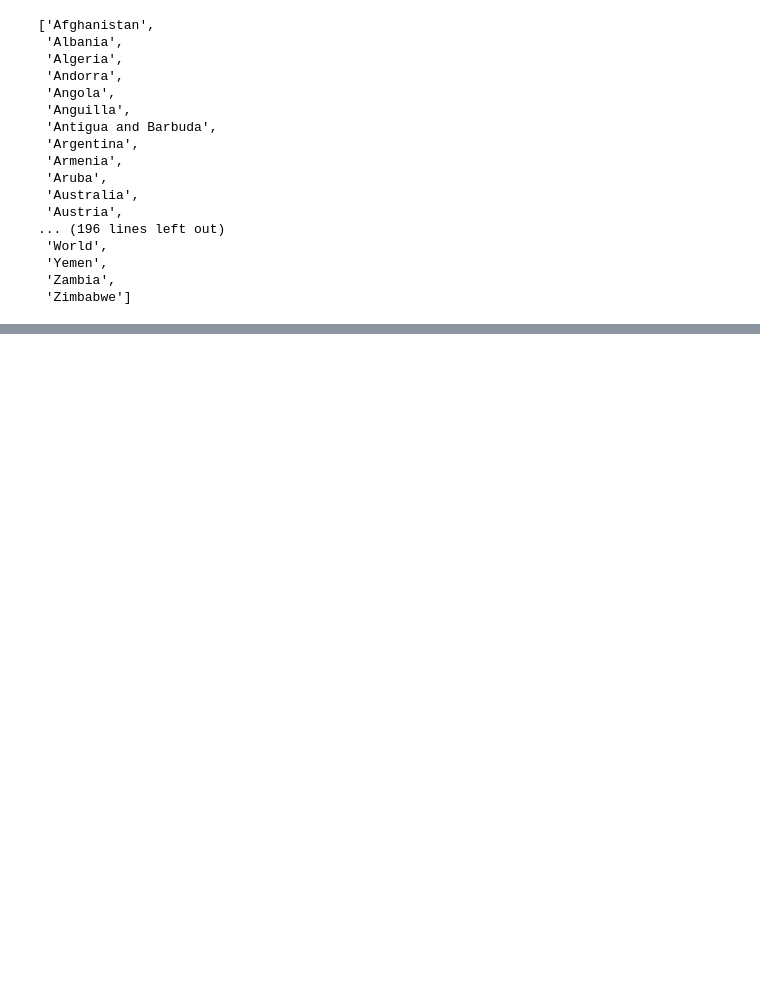
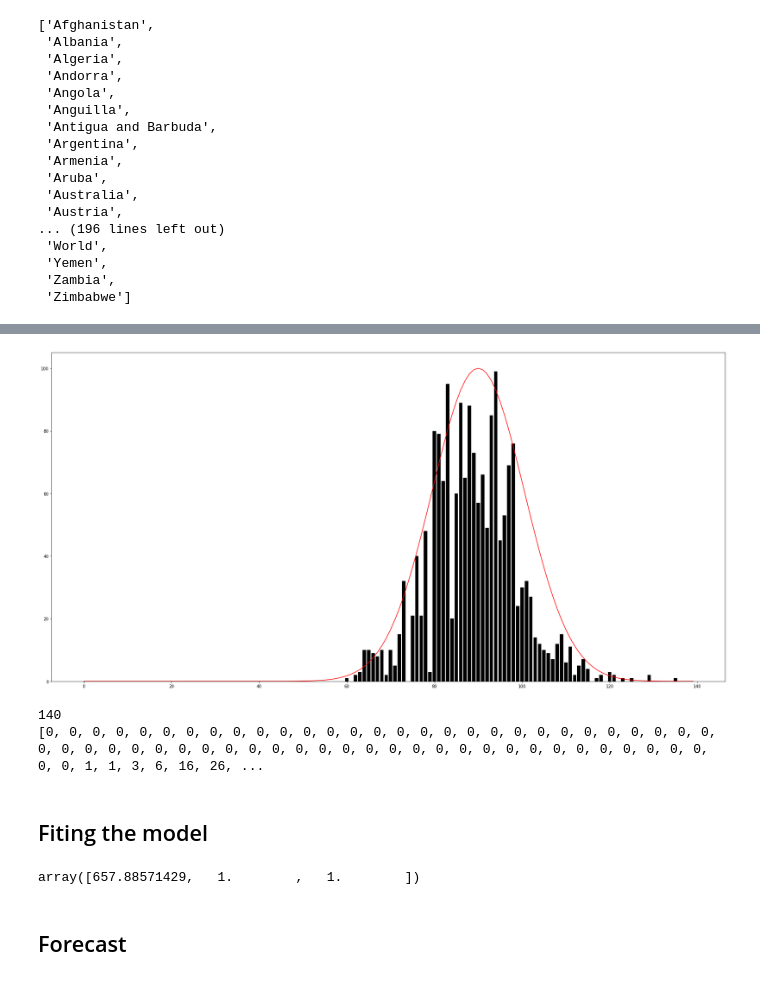
Before and after one commit to eduardavieira/epidemiologia, a Jupyter notebook: COVID19-Project/Stats.ipynb, the cells around one changed output, grey strips where cells are left out. Drawn from its saved outputs; the diff is of its cells as text; code cells hidden in the pictures; blank space fills up the shorter version.

```diff
--- a/COVID19-Project/Stats.ipynb
+++ b/COVID19-Project/Stats.ipynb
@@ -291,0 +412,45 @@ interactive(children=(Text(value='United States', description='country'), Output
+# %%
+country="Iceland"
+date_of_cases=(data2.loc[data2['location'] == country].iloc[:,2]).tolist()
+number_of_new_cases=(data2.loc[data2['location'] == country].iloc[:,4]).tolist()
+# %%
+'''
+Gaussian function: f(x) = a * e^(-0.5 * ((x-μ)/σ)**2)
+'''
+def f(x):
+    return 100 * np.exp(-0.018 * ((x-90)/2)**2)
+
+y_gaussian = f(x=np.arange(len(number_of_new_cases)))
+# %%
+fig, ax = plt.subplots(figsize=(30,15))
+ax.bar(y_values,number_of_new_cases, color="black")
+ax.plot(y_values, y_gaussian, color="red")
+plt.show()
+# %% [output]
+[figure, added]
+# %%
+print(len(total_number_of_cases))
+print(total_number_of_cases)
+# %% [output]
+140
+[0, 0, 0, 0, 0, 0, 0, 0, 0, 0, 0, 0, 0, 0, 0, 0, 0, 0, 0, 0, 0, 0, 0, 0, 0, 0, 0, 0, 0, 0, 0, 0, 0, 0, 0, 0, 0, 0, 0, 0, 0, 0, 0, 0, 0, 0, 0, 0, 0, 0, 0, 0, 0, 0, 0, 0, 0, 0, 0, 0, 1, 1, 3, 6, 16, 26, ...
+# %% [markdown]
+## Fiting the model
+# %%
+'''
+Logistic function: f(x) = capacity / (1 + e^-k*(x - midpoint) )
+'''
+def logistic_f(xdata, c, k, m):
+    ydata = c / (1 + np.exp(-k*(xdata-m)))
+    return ydata
+
+
+## optimize from scipy
+logistic_model, cov = optimize.curve_fit(logistic_f, xdata=len(total_number_of_cases), ydata=total_number_of_cases, maxfev=10000, p0=[np.max(total_number_of_cases), 1, 1])
+
+## print the parameters
+logistic_model
+# %% [output]
+array([657.88571429,   1.        ,   1.        ])
+# %% [markdown]
+## Forecast
```
Also changed, not shown: parts of 20 cells of this notebook, 1 other file.
